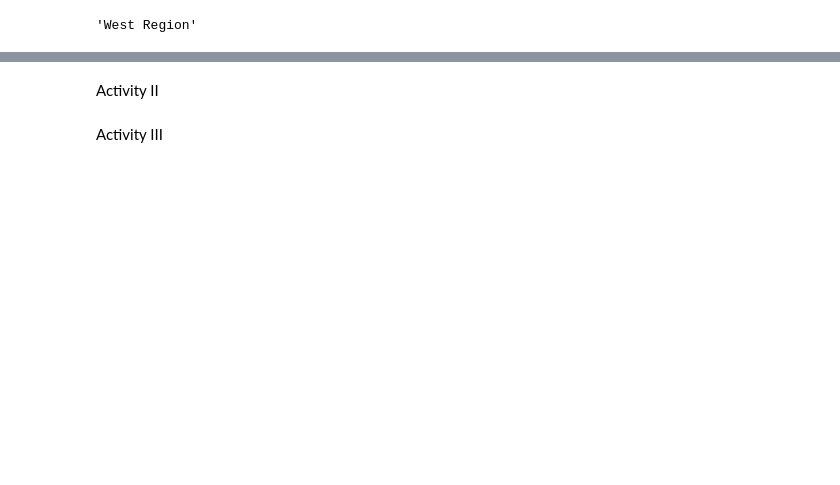
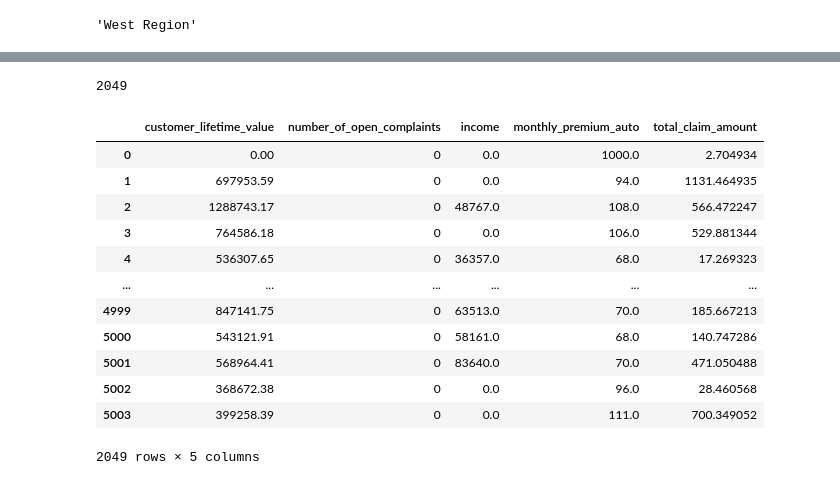
Before and after one commit to coolmysticalkoala/IronHack, a Jupyter notebook: DA_IH Workspace/LABS/Week 2/Day 2/Customer_Analysis_Case_Study.ipynb, the cells around one changed output, grey strips where cells are left out. Saved outputs shown, nothing was run; the diff lists cells and outputs as text; code cells hidden in the pictures; blank space fills up the shorter version.

```diff
--- a/DA_IH Workspace/LABS/Week 2/Day 2/Customer_Analysis_Case_Study.ipynb
+++ b/DA_IH Workspace/LABS/Week 2/Day 2/Customer_Analysis_Case_Study.ipynb
@@ -294,2 +280,0 @@ df6['customer_lifetime_value'].value_counts(dropna=False).sum()
-# %% [markdown]
-Activity II
@@ -302,2 +280,0 @@ California as West Region, Oregon as North West, and Washington as East, and Ari
-# %% [markdown]
-Activity III
@@ -311,0 +281,22 @@ BONUS: Put all the previously mentioned data transformations into a function/fun
+# %%
+#Replacing null values – Replace missing values with means of the column (for numerical columns)
+df6['customer_lifetime_value'].value_counts(dropna=True).sum()
+# %% [output]
+2049
+# %%
+#Correcting data types
+df6.iloc[:,5:10]
+# %% [output]
+|  | customer_lifetime_value | number_of_open_complaints | income | monthly_premium_auto | total_claim_amount |
+| 0 | 0.00 | 0 | 0.0 | 1000.0 | 2.704934 |
+| 1 | 697953.59 | 0 | 0.0 | 94.0 | 1131.464935 |
+| 2 | 1288743.17 | 0 | 48767.0 | 108.0 | 566.472247 |
+| 3 | 764586.18 | 0 | 0.0 | 106.0 | 529.881344 |
+| 4 | 536307.65 | 0 | 36357.0 | 68.0 | 17.269323 |
+| ... | ... | ... | ... | ... | ... |
+| 4999 | 847141.75 | 0 | 63513.0 | 70.0 | 185.667213 |
+| 5000 | 543121.91 | 0 | 58161.0 | 68.0 | 140.747286 |
+| 5001 | 568964.41 | 0 | 83640.0 | 70.0 | 471.050488 |
+| 5002 | 368672.38 | 0 | 0.0 | 96.0 | 28.460568 |
+| 5003 | 399258.39 | 0 | 0.0 | 111.0 | 700.349052 |
+2049 rows × 5 columns
```
Also changed, not shown: parts of 30 cells of this notebook, 3 other files.
